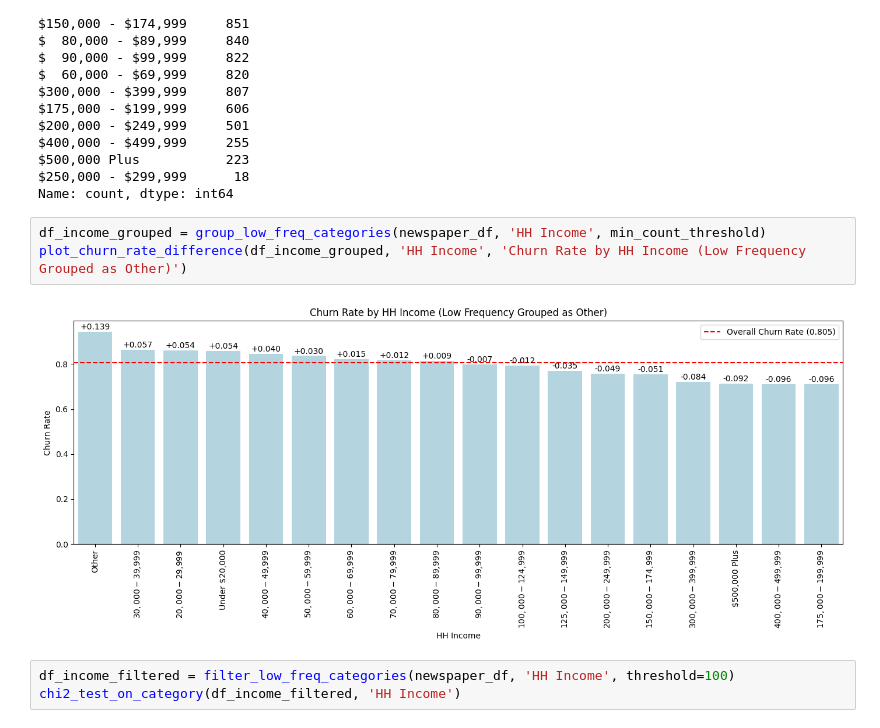
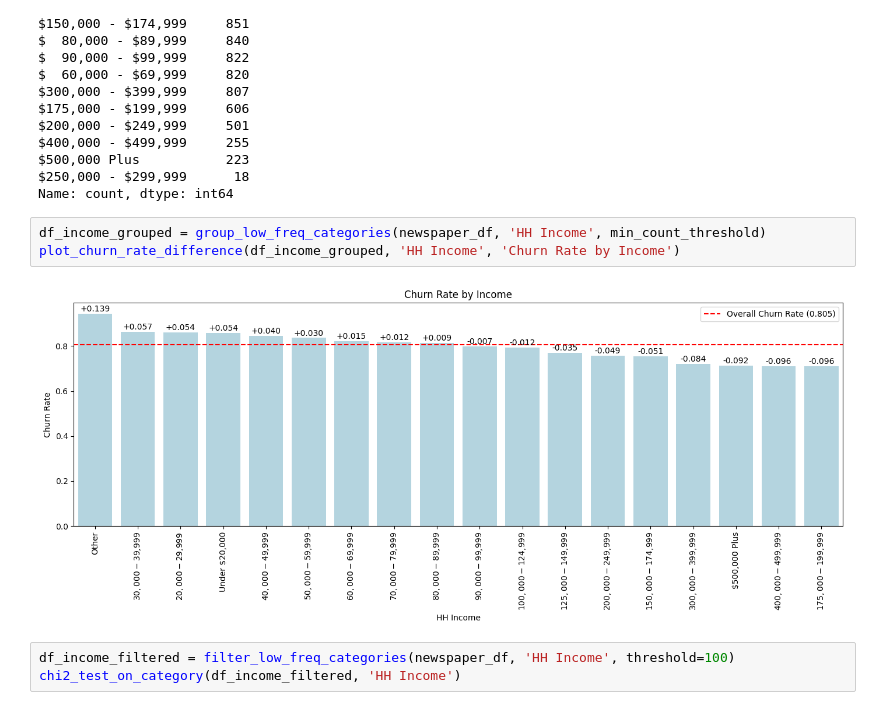
Before and after one commit to SKNETWORKS-FAMILY-AICAMP/SKN17-2nd-5Team, a Jupyter notebook: preprocessing_dh.ipynb, the cells around one changed output. Saved outputs shown, nothing was run; the diff lists cells and outputs as text.

```diff
--- a/preprocessing_dh.ipynb
+++ b/preprocessing_dh.ipynb
@@ -620,9 +620,9 @@ $250,000 - $299,999      18
 Name: count, dtype: int64
 # %%
 df_income_grouped = group_low_freq_categories(newspaper_df, 'HH Income', min_count_threshold)
-plot_churn_rate_difference(df_income_grouped, 'HH Income', 'Churn Rate by HH Income (Low Frequency Grouped as Other)')
+plot_churn_rate_difference(df_income_grouped, 'HH Income', 'Churn Rate by Income')
 # %% [output]
-[figure, old version]
+[figure, new version]
 # %%
 df_income_filtered = filter_low_freq_categories(newspaper_df, 'HH Income', threshold=100)
 chi2_test_on_category(df_income_filtered, 'HH Income')
```
Also changed, not shown: parts of 12 cells of this notebook.
